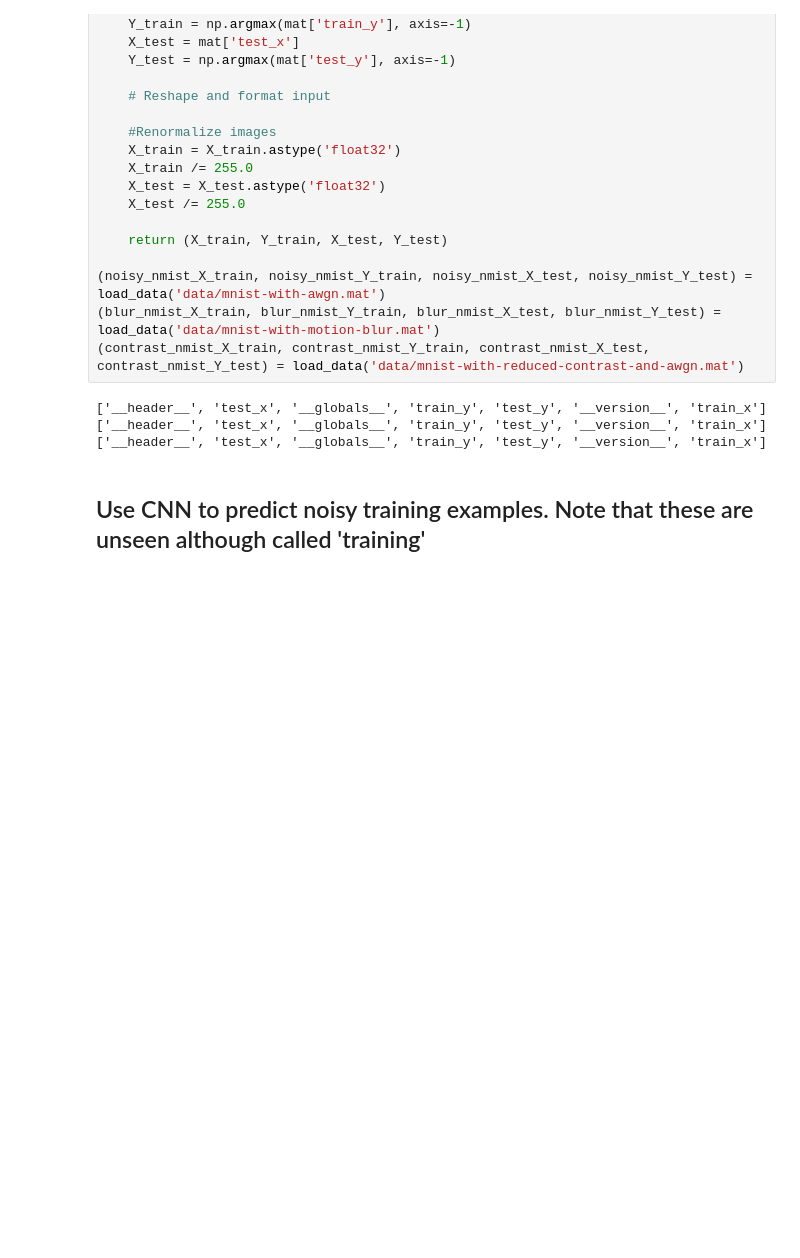
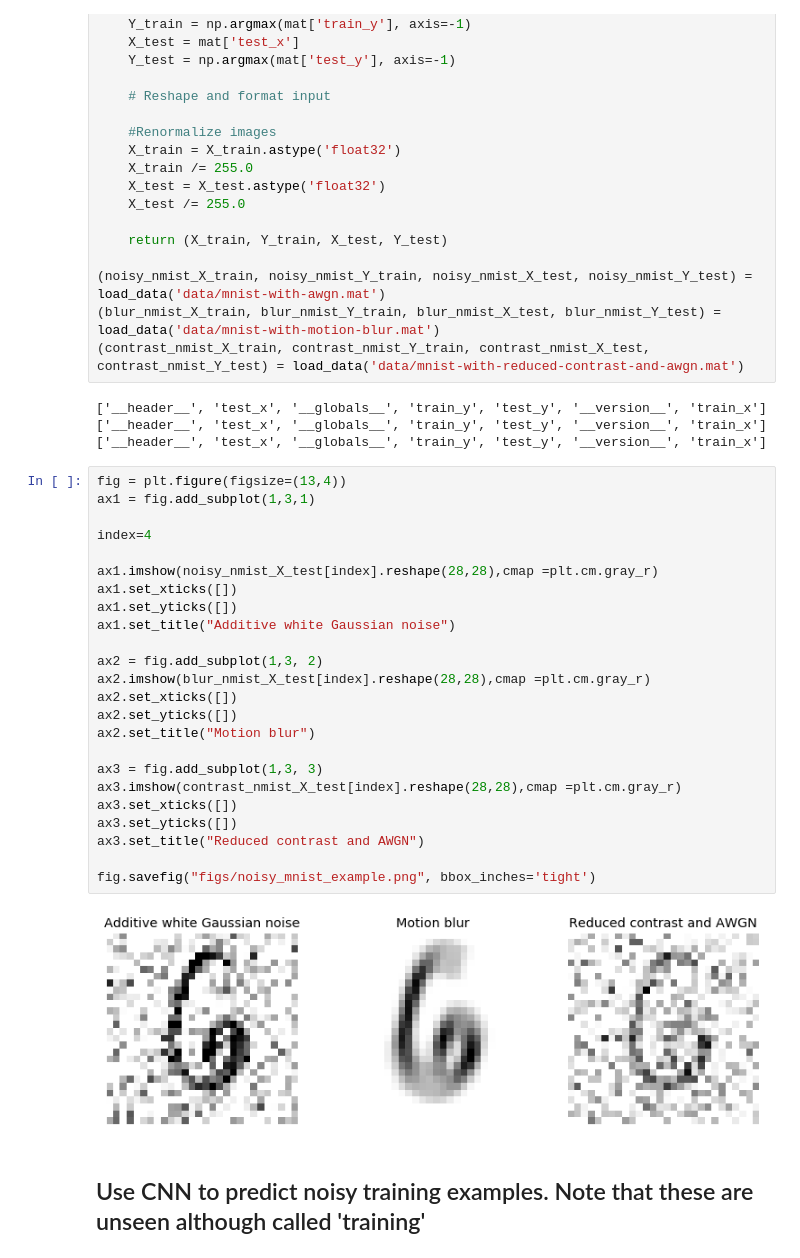
Before and after one commit to seb5666/cnn_gaussian_process_uncertainty, a Jupyter notebook: GP Uncertainty on MNIST.ipynb, the cells around one changed output. Cells and saved outputs as stored; diff of their text form; blank space fills up the shorter version.

```diff
--- a/GP Uncertainty on MNIST.ipynb
+++ b/GP Uncertainty on MNIST.ipynb
@@ -221,6 +224,32 @@ def load_data(DATA_DIR):
 ['__header__', 'test_x', '__globals__', 'train_y', 'test_y', '__version__', 'train_x']
 ['__header__', 'test_x', '__globals__', 'train_y', 'test_y', '__version__', 'train_x']
 ['__header__', 'test_x', '__globals__', 'train_y', 'test_y', '__version__', 'train_x']
+# %%
+fig = plt.figure(figsize=(13,4))
+ax1 = fig.add_subplot(1,3,1)
+
+index=4
+
+ax1.imshow(noisy_nmist_X_test[index].reshape(28,28),cmap =plt.cm.gray_r)
+ax1.set_xticks([])
+ax1.set_yticks([])
+ax1.set_title("Additive white Gaussian noise")
+
+ax2 = fig.add_subplot(1,3, 2)
+ax2.imshow(blur_nmist_X_test[index].reshape(28,28),cmap =plt.cm.gray_r)
+ax2.set_xticks([])
+ax2.set_yticks([])
+ax2.set_title("Motion blur")
+
+ax3 = fig.add_subplot(1,3, 3)
+ax3.imshow(contrast_nmist_X_test[index].reshape(28,28),cmap =plt.cm.gray_r)
+ax3.set_xticks([])
+ax3.set_yticks([])
+ax3.set_title("Reduced contrast and AWGN")
+
+fig.savefig("figs/noisy_mnist_example.png", bbox_inches='tight')
+# %% [output]
+[figure, added]
 # %% [markdown]
 ## Use CNN to predict noisy training examples. Note that these are unseen although called 'training'
 # %%
```
Also changed, not shown: parts of 18 cells of this notebook, 17 other files.
